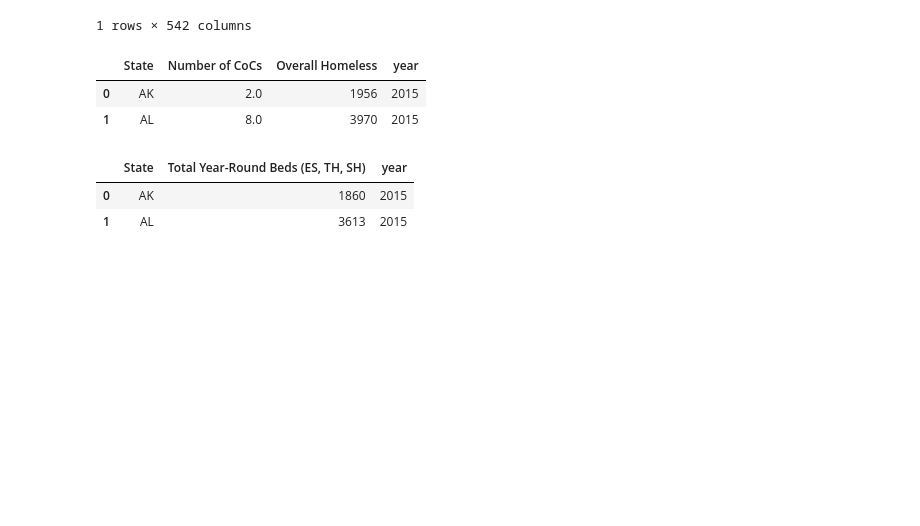
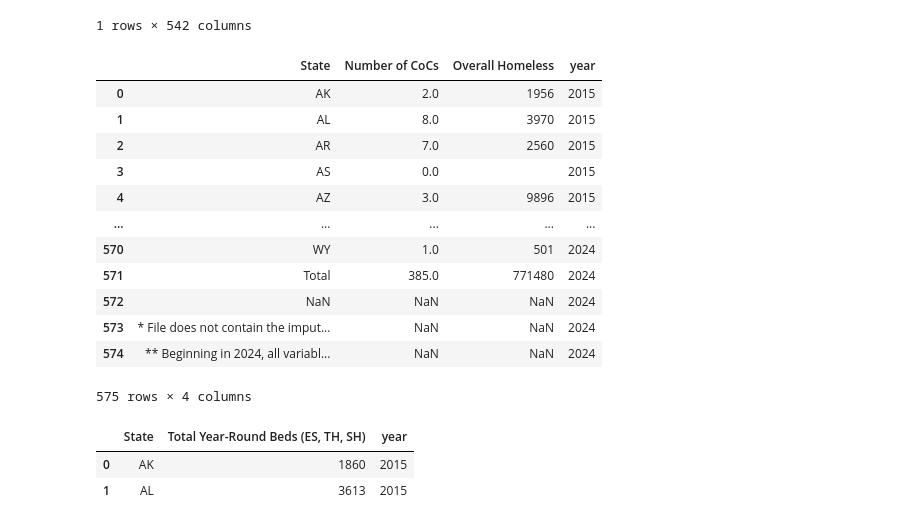
Before and after one commit to JLRoselle/homelessness-data-literacy-project, a Jupyter notebook: data_literacy.ipynb, the cells around one changed output. Saved outputs shown, nothing was run; the diff lists cells and outputs as text; code cells hidden in the pictures; blank space fills up the shorter version.

```diff
--- a/data_literacy.ipynb
+++ b/data_literacy.ipynb
@@ -226,11 +226,21 @@ for df in df_list:
 # %%
 hics=hics.reset_index(drop=True)
 # %%
-pits.head(2)
+pits
 # %% [output]
 |  | State | Number of CoCs | Overall Homeless | year |
 | 0 | AK | 2.0 | 1956 | 2015 |
 | 1 | AL | 8.0 | 3970 | 2015 |
+| 2 | AR | 7.0 | 2560 | 2015 |
+| 3 | AS | 0.0 |  | 2015 |
+| 4 | AZ | 3.0 | 9896 | 2015 |
+| ... | ... | ... | ... | ... |
+| 570 | WY | 1.0 | 501 | 2024 |
+| 571 | Total | 385.0 | 771480 | 2024 |
+| 572 | NaN | NaN | NaN | 2024 |
+| 573 | * File does not contain the imput... | NaN | NaN | 2024 |
+| 574 | ** Beginning in 2024, all variabl... | NaN | NaN | 2024 |
+575 rows × 4 columns
 # %%
 hics.head(2)
 # %% [output]
```
Also changed, not shown: parts of 7 cells of this notebook.
